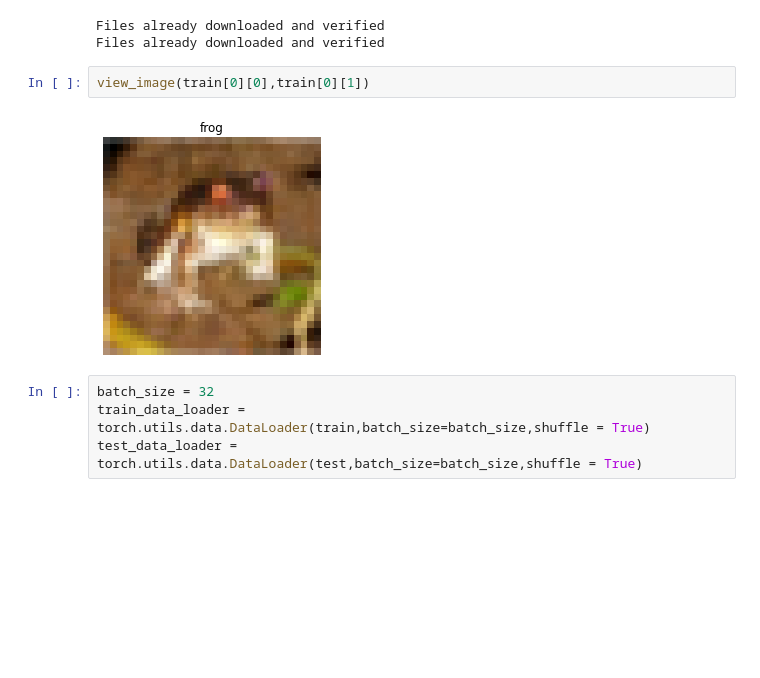
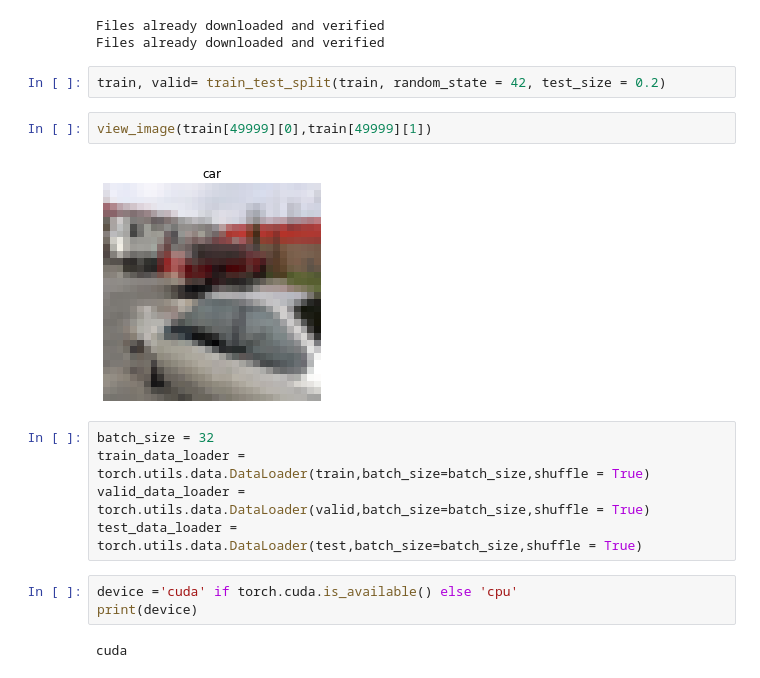
Before and after one commit to Gongsoo/Python3, a Jupyter notebook: CIFAR-10.ipynb, the cells around one changed output. Cells and saved outputs as stored; diff of their text form; blank space fills up the shorter version.

```diff
--- a/CIFAR-10.ipynb
+++ b/CIFAR-10.ipynb
@@ -77,12 +77,20 @@ test = datasets.CIFAR10(root='/gdrive/MyDrive/CIFAR10', train = False, download
 # %% [output]
 Files already downloaded and verified
 Files already downloaded and verified
+# %%
+train, valid= train_test_split(train, random_state = 42, test_size = 0.2)
 # %%
-view_image(train[0][0],train[0][1])
+view_image(train[49999][0],train[49999][1])
 # %% [output]
-[figure, old version]
+[figure, new version]
 # %%
 batch_size = 32
 train_data_loader = torch.utils.data.DataLoader(train,batch_size=batch_size,shuffle = True)
+valid_data_loader = torch.utils.data.DataLoader(valid,batch_size=batch_size,shuffle = True)
 test_data_loader = torch.utils.data.DataLoader(test,batch_size=batch_size,shuffle = True)
+# %%
+device ='cuda' if torch.cuda.is_available() else 'cpu'
+print(device)
+# %% [output]
+cuda
 # %%
```
Also changed, not shown: parts of 10 cells of this notebook.
